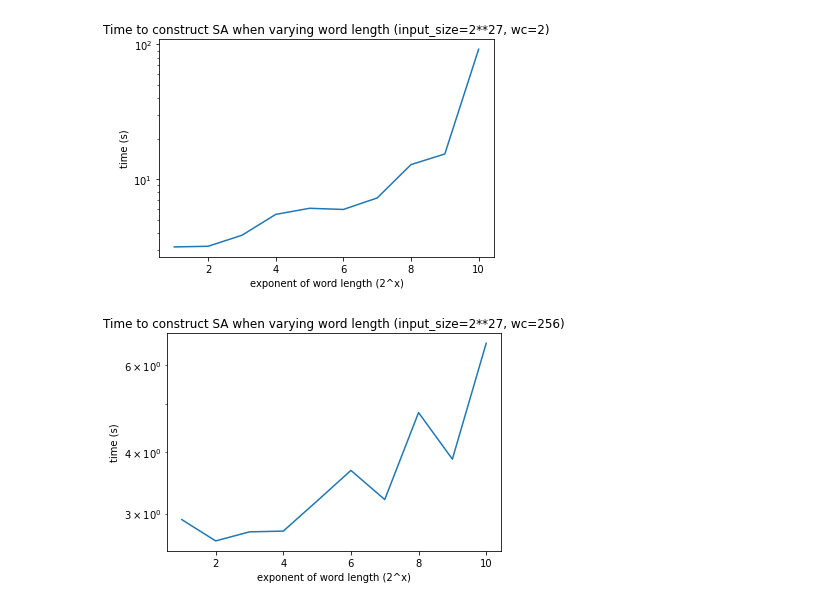
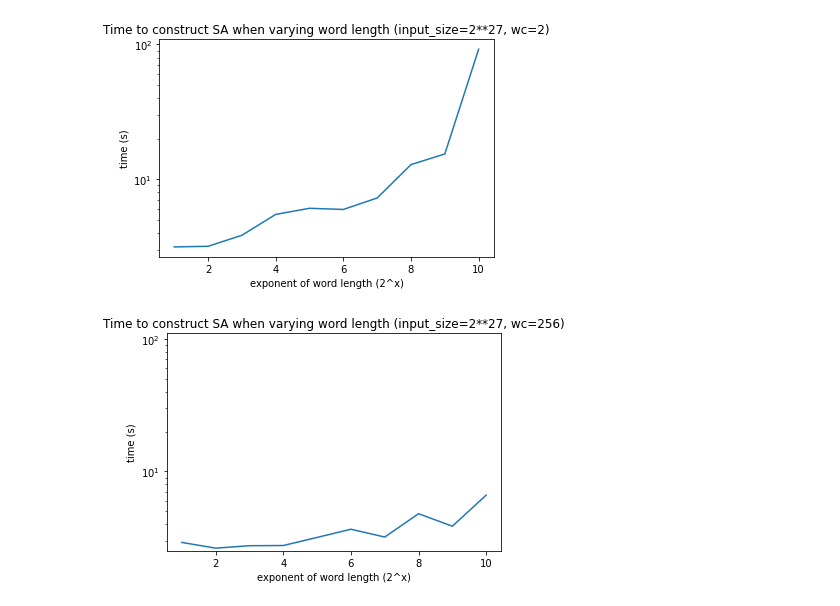
Before and after one commit to jamshed/CaPS-SA, a Jupyter notebook: analyze/analyze.ipynb, the cells around one changed output. Saved outputs shown, nothing was run; the diff lists cells and outputs as text; code cells hidden in the pictures.

```diff
--- a/analyze/analyze.ipynb
+++ b/analyze/analyze.ipynb
@@ -40,0 +42,22 @@ plt.savefig(f'{folder}/{folder}.jpg', dpi=150)
+# %%
+folder = 'vary-wl-2'
+x = range(10)
+times2, times256 = [], []
+for i in x:
+  with open(f"{folder}/times-adv-134217728-2-{2**(i+1)}.txt", 'r') as f:
+    line = f.read().splitlines()[-2]
+    times2.append(float(line.split(' ')[6]))
+  with open(f"{folder}56/times-adv-134217728-256-{2**(i+1)}.txt", 'r') as f:
+    line = f.read().splitlines()[-2]
+    times256.append(float(line.split(' ')[6]))
+xdata = list([2**(i+1) for i in x])
+plt.plot([i+1 for i in x], times2, label='wc=2')
+plt.plot([i+1 for i in x], times256, label='wc=256')
+plt.legend(loc='upper left')
+plt.yscale('log')
+plt.ylim(0,110)
+plt.xlim(1,10)
+plt.xlabel('exponent of word length (2^x)')
+plt.ylabel('time (s)')
+plt.title('Time to construct SA when varying word length (input_size=2^27)', wrap=True)
+plt.savefig(f'vary-wl.jpg', dpi=150)
@@ -61,17 +86,18 @@ plt.savefig(f'{folder}/{folder}.jpg', dpi=150)
 # %%
 folder = 'vary-wl-256'
 x = range(10)
 times = []
 for i in x:
   with open(f"{folder}/times-adv-134217728-256-{2**(i+1)}.txt", 'r') as f:
     line = f.read().splitlines()[-2]
     times.append(float(line.split(' ')[6]))
 xdata = list([2**(i+1) for i in x])
 plt.plot([i+1 for i in x], times)
 plt.yscale('log')
+plt.ylim(0,110)
 plt.xlabel('exponent of word length (2^x)')
 plt.ylabel('time (s)')
 plt.title('Time to construct SA when varying word length (input_size=2**27, wc=256)', wrap=True)
 plt.savefig(f'{folder}/{folder}.jpg', dpi=150)
 # %% [output]
-[figure, old version]
+[figure, new version]
```
Also changed, not shown: parts of 2 cells of this notebook.
